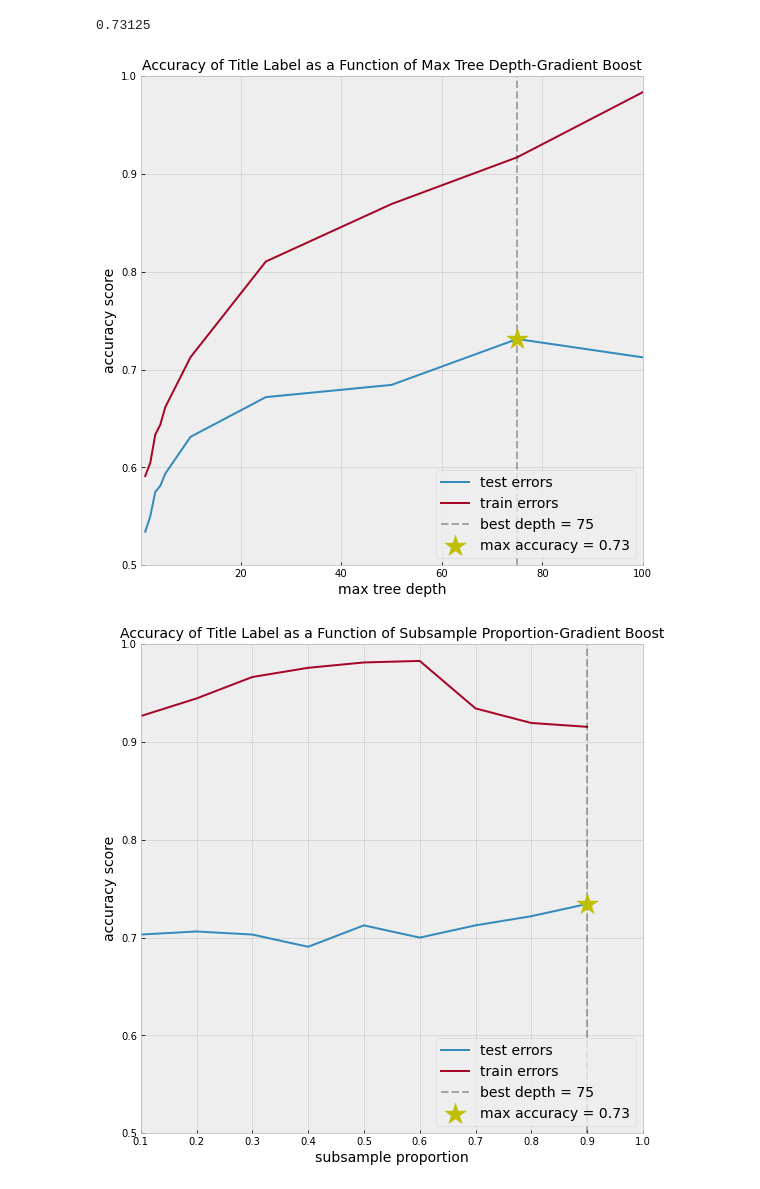
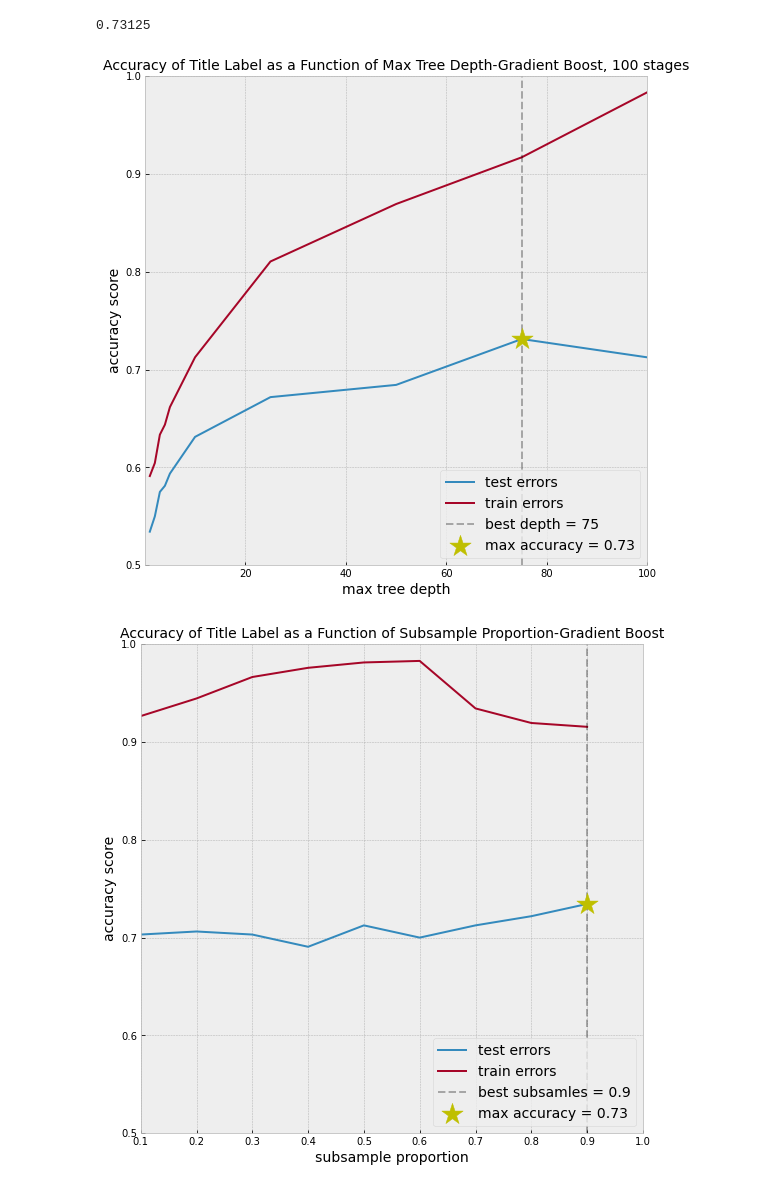
Before and after one commit to hadams1337/AnimalCrossing-V-Doom, a Jupyter notebook: NLP/GradBoost.ipynb, the cells around one changed output. Cells and saved outputs as stored; diff of their text form; code cells hidden in the pictures.

```diff
--- a/NLP/GradBoost.ipynb
+++ b/NLP/GradBoost.ipynb
@@ -97,21 +97,21 @@ max(test_depths)[0]
 # %%
 fig, ax=plt.subplots(figsize=(9,9))
 plt.style.use('bmh')
 ax.plot(depths, test_depths, label = 'test errors')
 ax.plot(depths, train_depths, label = 'train errors')
 #ax.plot(depths, train_scores, label = 'validation scores')
 ax.set_xlabel('max tree depth', fontsize=14)
 ax.set_ylabel('accuracy score', fontsize=14)
-ax.set_title('Accuracy of Title Label as a Function of Max Tree Depth-Gradient Boost', fontsize=14)
+ax.set_title('Accuracy of Title Label as a Function of Max Tree Depth-Gradient Boost, 100 stages', fontsize=14)
 ax.set_xlim(0.1, 100)
 ax.set_ylim(0.5, 1)
 ax.scatter(depths[test_depths.index(max(test_depths))], max(test_depths), label = f'max accuracy = {max(test_depths)[0]:.2f}', s= 500, color = 'y', marker = '*', zorder=4)
 plt.axvline(depths[test_depths.index(max(test_depths))], label = f'best depth = {depths[test_depths.index(max(test_depths))]}', color = 'k', linestyle = 'dashed', alpha=0.3)
 
 plt.legend(loc = 4, fontsize=14);
-#plt.savefig('grad_boost/Title_depth_grad_boost', bbox_inches='tight')
+plt.savefig('grad_boost/Title_depth_grad_boost100', bbox_inches='tight')
 # %% [output]
-[figure, old version]
+[figure, new version]
 # %%
 N_ESTIMATORS = 100
 subsamples=[0.1, 0.2, 0.3, 0.4, 0.5, 0.6, 0.7, 0.8, 0.9]
@@ -136,12 +136,12 @@ ax.set_title('Accuracy of Title Label as a Function of Subsample Proportion-Grad
 ax.set_xlim(0.1, 1)
 ax.set_ylim(0.5, 1)
 ax.scatter(subsamples[test_port.index(max(test_port))], max(test_port), label = f'max accuracy = {max(test_port)[0]:.2f}', s= 500, color = 'y', marker = '*', zorder=4)
-plt.axvline(subsamples[test_port.index(max(test_port))], label = f'best depth = {depths[test_port.index(max(test_port))]}', color = 'k', linestyle = 'dashed', alpha=0.3)
+plt.axvline(subsamples[test_port.index(max(test_port))], label = f'best subsamles = {subsamples[test_port.index(max(test_port))]}', color = 'k', linestyle = 'dashed', alpha=0.3)
 
 plt.legend(loc = 4, fontsize=14);
 plt.savefig('grad_boost/Title_subsamples_grad_boost', bbox_inches='tight')
 # %% [output]
-[figure, old version]
+[figure, new version]
 # %%
 n_est=[50, 100, 250, 500, 1000, 2000, 4000]
 rates=[0.1,0.01, 0.01, 0.01, 0.001, 0.001, 0.001]
```
Also changed, not shown: parts of 6 cells of this notebook, 3 other files.
